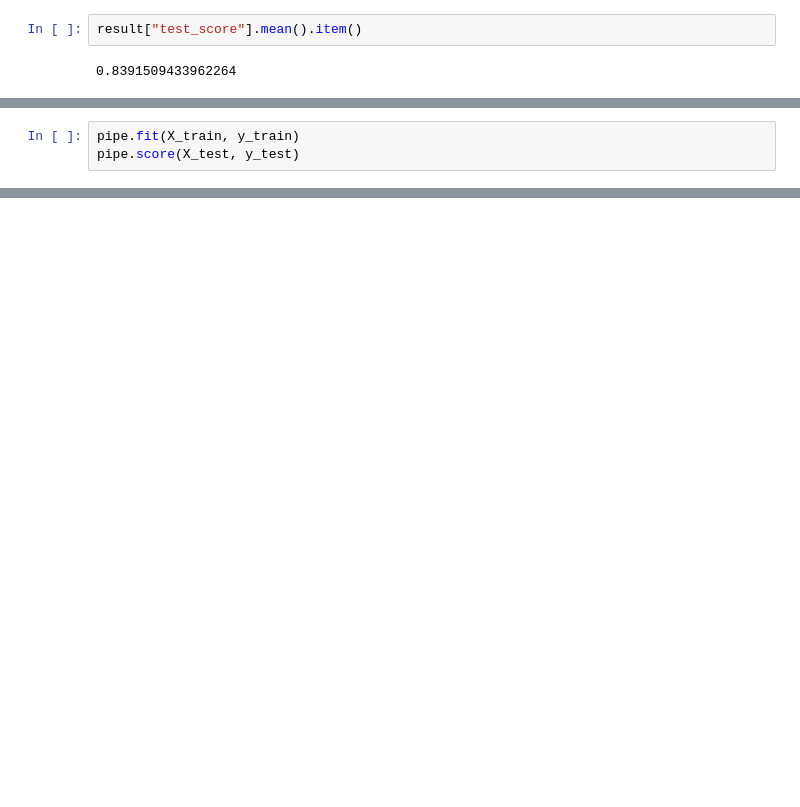
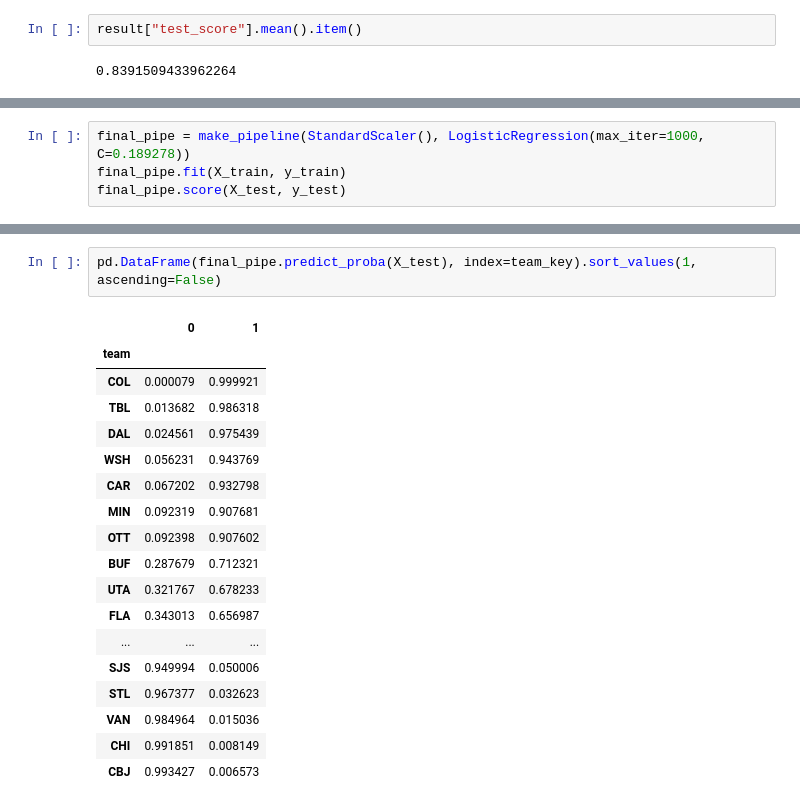
Before and after one commit to ricd99/nhl-test-2, a Jupyter notebook: final_model.ipynb, the cells around one changed output, grey strips where cells are left out. Drawn from its saved outputs; the diff is of its cells as text; blank space fills up the shorter version.

Commit message:
predictions done

```diff
--- a/final_model.ipynb
+++ b/final_model.ipynb
@@ -96,4 +126,5 @@ pd.DataFrame(random_search.cv_results_)[["mean_test_score", "param_logisticregre
 # %%
-pipe.fit(X_train, y_train)
-pipe.score(X_test, y_test)
+final_pipe = make_pipeline(StandardScaler(), LogisticRegression(max_iter=1000, C=0.189278))
+final_pipe.fit(X_train, y_train)
+final_pipe.score(X_test, y_test)
 # %% [output]
@@ -104,0 +153,21 @@ random_search.score(X_test, y_test)
+# %%
+pd.DataFrame(final_pipe.predict_proba(X_test), index=team_key).sort_values(1, ascending=False)
+# %% [output]
+|  | 0 | 1 |
+| team |  |  |
+| COL | 0.000079 | 0.999921 |
+| TBL | 0.013682 | 0.986318 |
+| DAL | 0.024561 | 0.975439 |
+| WSH | 0.056231 | 0.943769 |
+| CAR | 0.067202 | 0.932798 |
+| MIN | 0.092319 | 0.907681 |
+| OTT | 0.092398 | 0.907602 |
+| BUF | 0.287679 | 0.712321 |
+| UTA | 0.321767 | 0.678233 |
+| FLA | 0.343013 | 0.656987 |
+| ... | ... | ... |
+| SJS | 0.949994 | 0.050006 |
+| STL | 0.967377 | 0.032623 |
+| VAN | 0.984964 | 0.015036 |
+| CHI | 0.991851 | 0.008149 |
+| CBJ | 0.993427 | 0.006573 |
```
Also changed, not shown: parts of 11 cells of this notebook, 2 other files.
